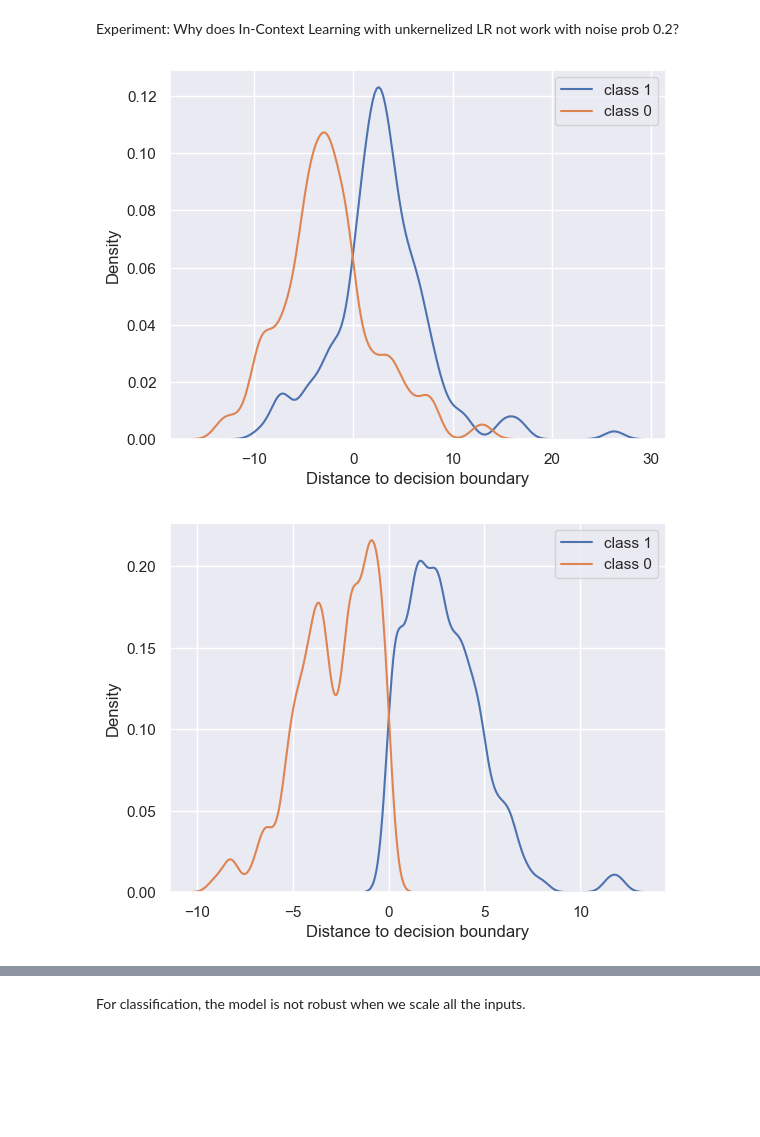
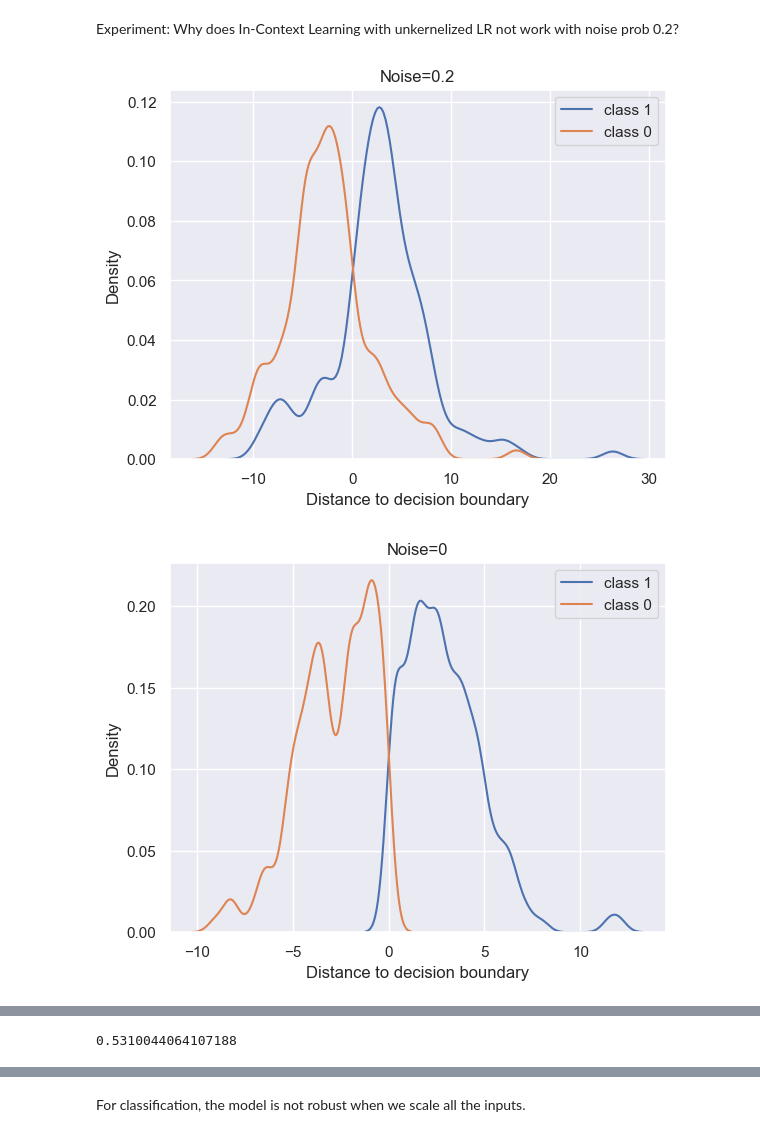
Before and after one commit to zenglingqi647/ICL, a Jupyter notebook: src/eval.ipynb, the cells around one changed output, grey strips where cells are left out. Cells and saved outputs as stored; diff of their text form; code cells hidden in the pictures; blank space fills up the shorter version.

Commit message:
fix evaluation code; train for higher noise level

```diff
--- a/src/eval.ipynb
+++ b/src/eval.ipynb
@@ -216,6 +218,9 @@ Gaussian Process Classifier 0.5109
 Gaussian Process Classifier (RBF) 0.4852
 SVM (RBF) 0.6961
 3-Nearest Neighbors (RBF) 0.6086
+# %%
+model, conf = get_model_from_run("../models/lr_noise0.2/trained")
+eval_model(model, )
 # %% [markdown]
 Plot pre-computed metrics
 # %%
@@ -318,7 +323,7 @@ def get_task_and_data(task, run_id):
     return task_sampler(), data_sampler
 # %%
 import seaborn as sns
-def compute_and_plot(task, data_sampler):
+def compute_and_plot(task, data_sampler, title=None):
     xs = data_sampler.sample_xs(b_size=1, n_points=300, seeds=[42])
     ys = task.evaluate(xs)
     xs_flat, ys_flat = xs[0], ys[0]
@@ -334,6 +339,8 @@ def compute_and_plot(task, data_sampler):
     projected_x_zeros = xs_flat_zeros @ task.w_b[0]
 
     plt.figure()
+    if title:
+        plt.title(title)
     sns.kdeplot(projected_x_ones.flatten(), label='class 1', bw_method=0.2)
     sns.kdeplot(projected_x_zeros.flatten(), label='class 0', bw_method=0.2)
     plt.xlabel("Distance to decision boundary")
@@ -342,9 +349,13 @@ def compute_and_plot(task, data_sampler):
 # %%
 fix_seed()
 task_1, data_sampler_1 = get_task_and_data("lr_noise0.2", "trained")
 task_2, data_sampler_2 = get_task_and_data("logistic_regression", "trained")
-compute_and_plot(task_1, data_sampler_1)
-compute_and_plot(task_2, data_sampler_2)
+task_3, data_sampler_3 = get_task_and_data("lr_noise0.1", "trained")
+task_4, data_sampler_4 = get_task_and_data("lr_noise0.05", "trained")
+compute_and_plot(task_1, data_sampler_1, "Noise=0.2")
+compute_and_plot(task_2, data_sampler_2, "Noise=0")
+compute_and_plot(task_3, data_sampler_3, "Noise=0.1")
+compute_and_plot(task_4, data_sampler_4, "Noise=0.05")
 # %% [output]
-[figure, old version]
+[figure, new version]
-[figure, old version]
+[figure, new version]
@@ -350,0 +364,7 @@ compute_and_plot(task_2, data_sampler_2)
+# %%
+def h(p):
+    return - p * np.log2(p) - (1 - p) * np.log2(1 - p)
+
+print(1 - h(0.1))
+# %% [output]
+0.5310044064107188
```
Also changed, not shown: parts of 10 cells of this notebook, 3 other files.
